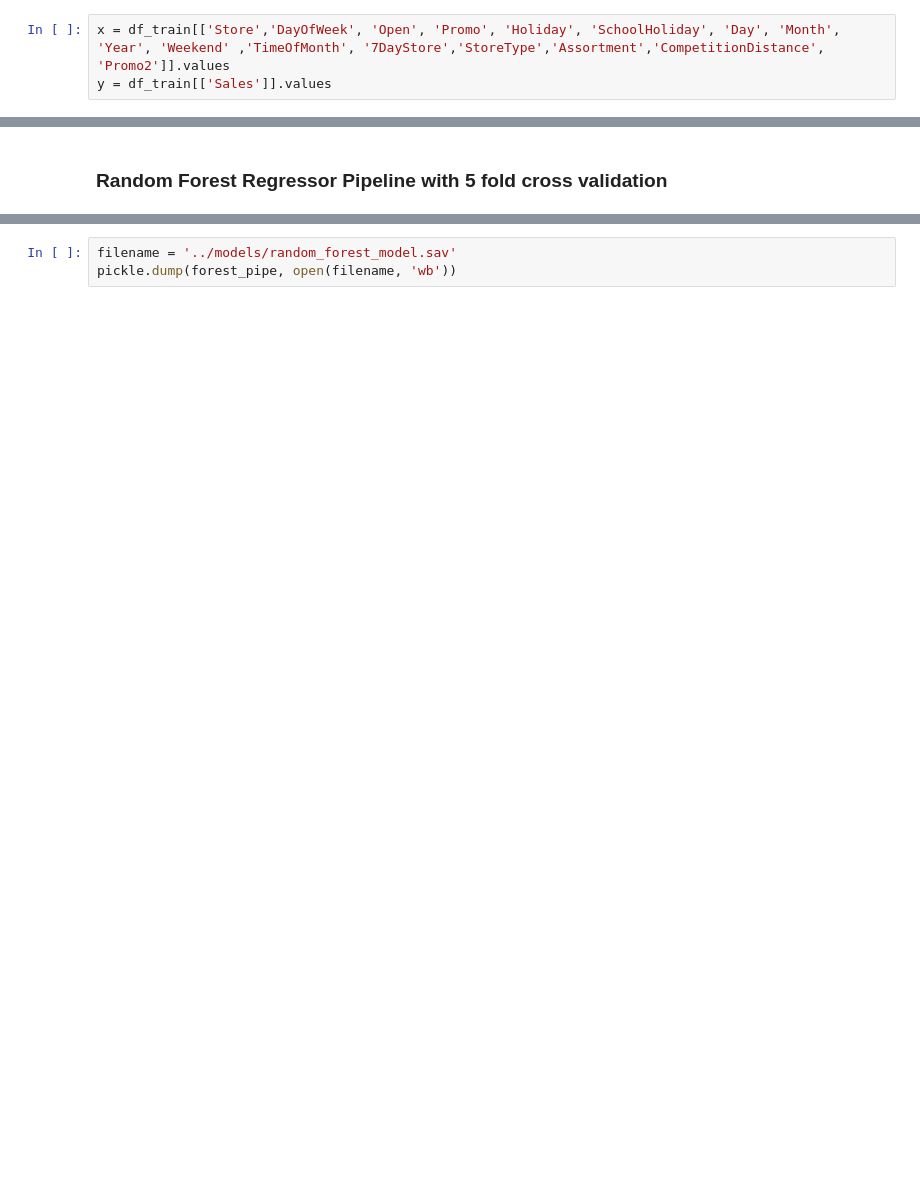
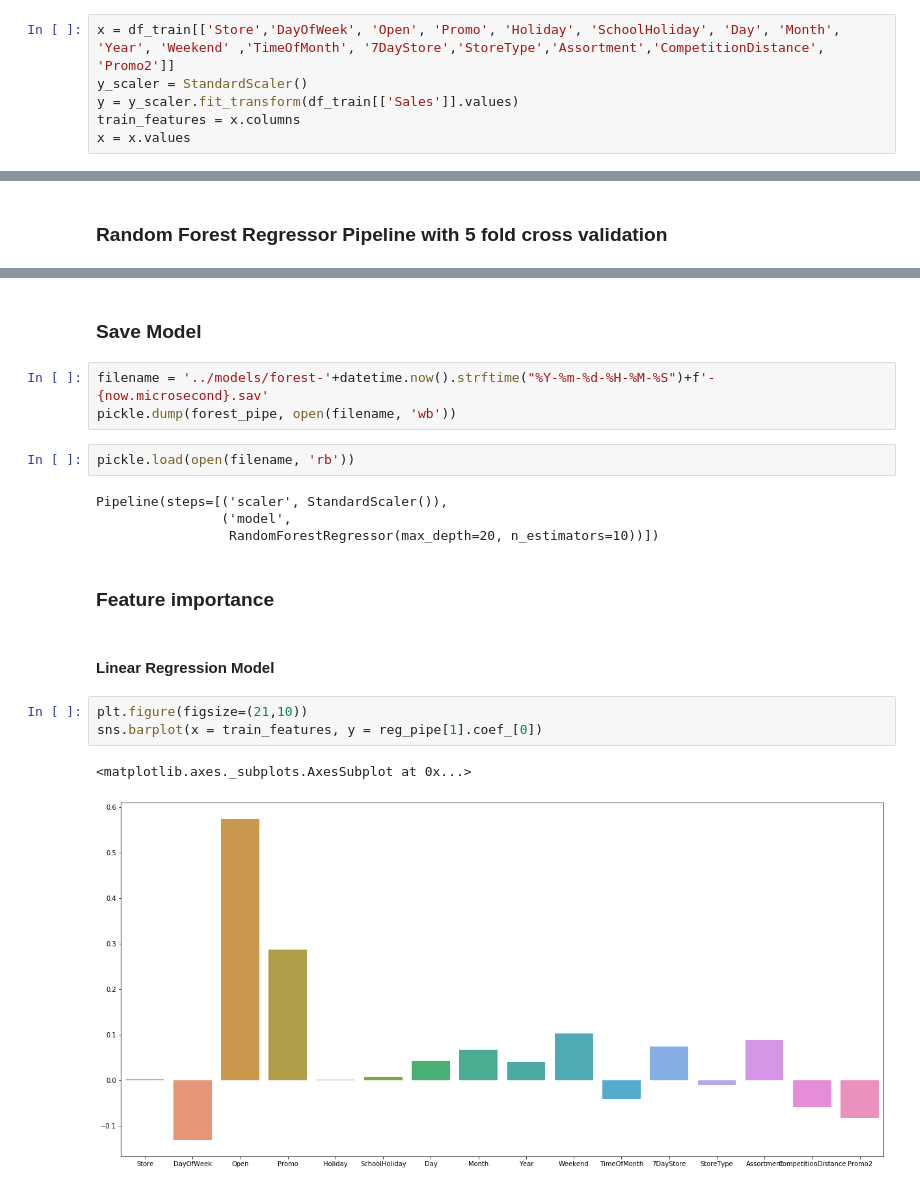
Before and after one commit to mozartofmath/PharmaSalesPrediction, a Jupyter notebook: notebooks/Task2.ipynb, the cells around one changed output, grey strips where cells are left out. Cells and saved outputs as stored; diff of their text form; blank space fills up the shorter version.

Commit message:
serialized model

```diff
--- a/notebooks/Task2.ipynb
+++ b/notebooks/Task2.ipynb
@@ -141,8 +153,11 @@ df_train['Assortment'] = le.fit_transform(df_train['Assortment'])
 # %%
 # holidays = pd.Series(list(set(df_train[df_train['StateHoliday'] != '0']['Date'])))
 # %%
-x = df_train[['Store','DayOfWeek', 'Open', 'Promo', 'Holiday', 'SchoolHoliday', 'Day', 'Month', 'Year', 'Weekend' ,'TimeOfMonth', '7DayStore','StoreType','Assortment','CompetitionDistance', 'Promo2']].values
-y = df_train[['Sales']].values
+x = df_train[['Store','DayOfWeek', 'Open', 'Promo', 'Holiday', 'SchoolHoliday', 'Day', 'Month', 'Year', 'Weekend' ,'TimeOfMonth', '7DayStore','StoreType','Assortment','CompetitionDistance', 'Promo2']]
+y_scaler = StandardScaler()
+y = y_scaler.fit_transform(df_train[['Sales']].values)
+train_features = x.columns
+x = x.values
 # %% [markdown]
 ### Linear Regression Pipeline with 5 fold cross validation
 # %%
@@ -195,3 +210,21 @@ score: 0.8957910010520108
+# %% [markdown]
+### Save Model
 # %%
-filename = '../models/random_forest_model.sav'
+filename = '../models/forest-'+datetime.now().strftime("%Y-%m-%d-%H-%M-%S")+f'-{now.microsecond}.sav'
 pickle.dump(forest_pipe, open(filename, 'wb'))
+# %%
+pickle.load(open(filename, 'rb'))
+# %% [output]
+Pipeline(steps=[('scaler', StandardScaler()),
+                ('model',
+                 RandomForestRegressor(max_depth=20, n_estimators=10))])
+# %% [markdown]
+### Feature importance
+# %% [markdown]
+#### Linear Regression Model
+# %%
+plt.figure(figsize=(21,10))
+sns.barplot(x = train_features, y = reg_pipe[1].coef_[0])
+# %% [output]
+<matplotlib.axes._subplots.AxesSubplot at 0x...>
+[figure, added]
```
Also changed, not shown: parts of 11 cells of this notebook.
